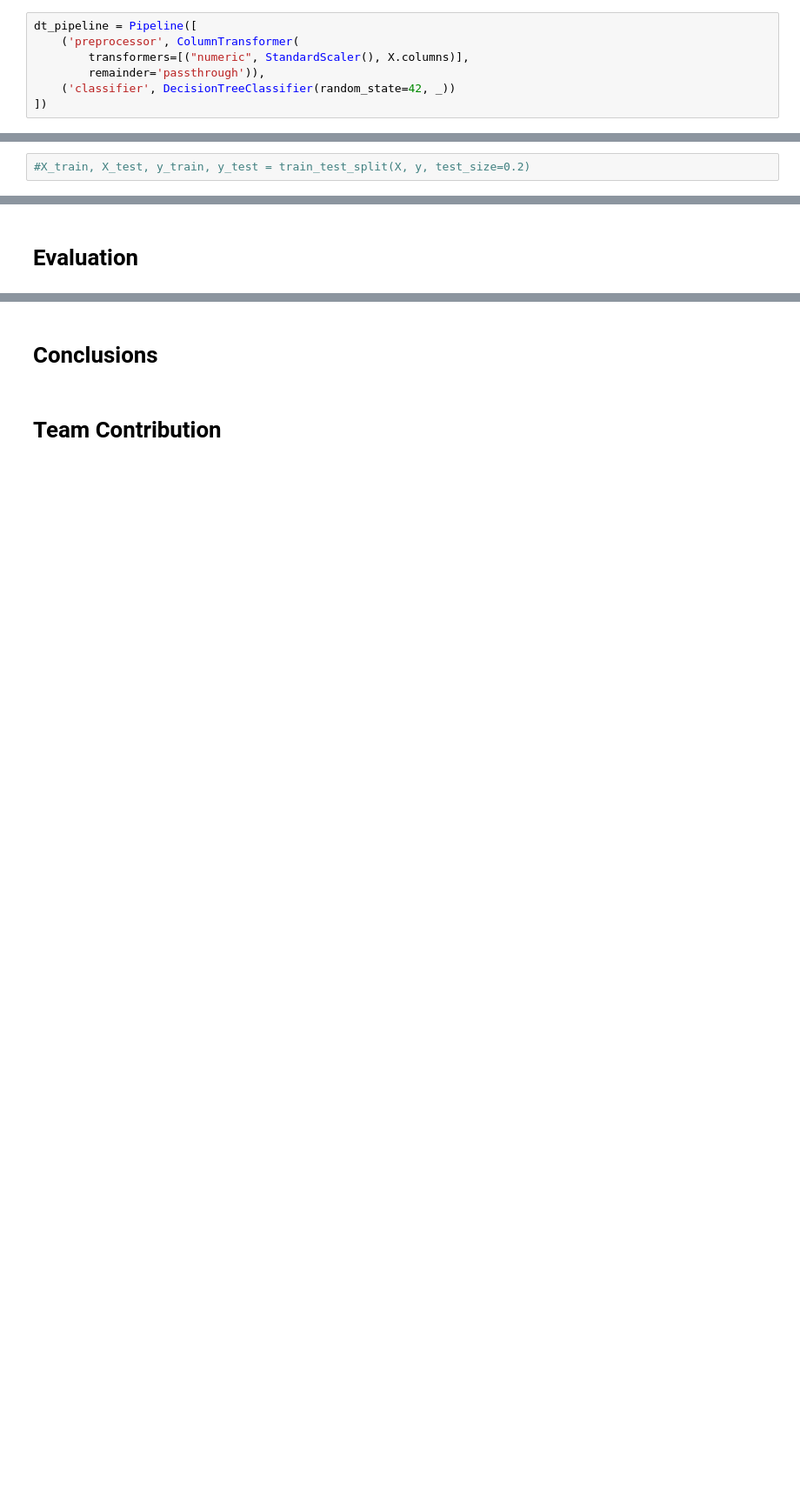
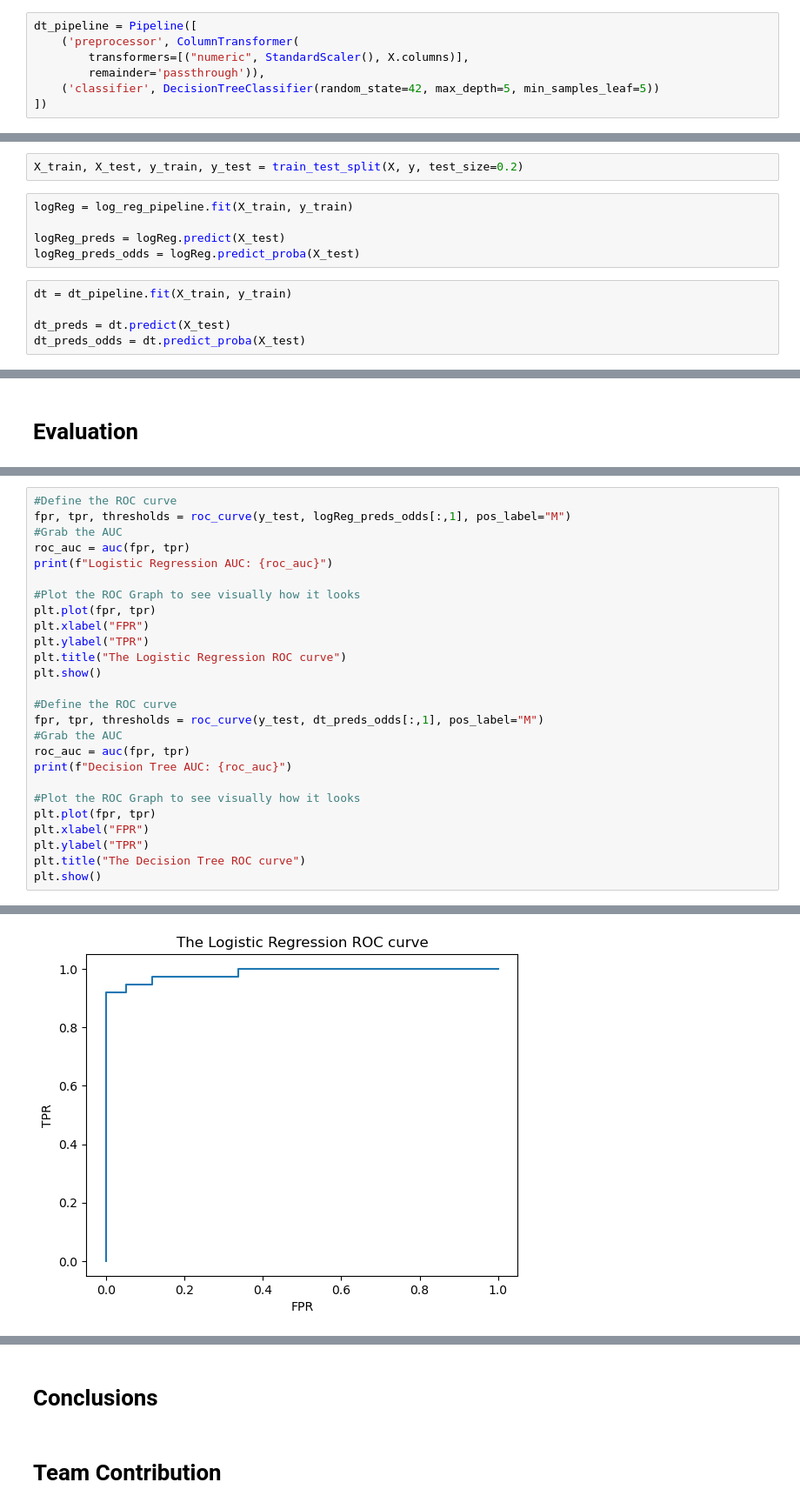
Before and after one commit to J-CYN/Analytics1Final, a Jupyter notebook: finalproject.ipynb, the cells around one changed output, grey strips where cells are left out. Shown at 87% size. Drawn from its saved outputs; the diff is of its cells as text; blank space fills up the shorter version.

```diff
--- a/finalproject.ipynb
+++ b/finalproject.ipynb
@@ -117,7 +115,7 @@ dt_pipeline = Pipeline([
     ('preprocessor', ColumnTransformer(
         transformers=[("numeric", StandardScaler(), X.columns)],
         remainder='passthrough')),
-    ('classifier', DecisionTreeClassifier(random_state=42, _))
+    ('classifier', DecisionTreeClassifier(random_state=42, max_depth=5, min_samples_leaf=5))
 ])
 # %%
 random_forest_pipeline = Pipeline([
@@ -137,4 +133,14 @@ SyntaxError: keyword argument repeated: random_state (3308504769.py, line 9)
 # %% [markdown]
 # Methods
 # %%
-#X_train, X_test, y_train, y_test = train_test_split(X, y, test_size=0.2)
+X_train, X_test, y_train, y_test = train_test_split(X, y, test_size=0.2)
+# %%
+logReg = log_reg_pipeline.fit(X_train, y_train)
+
+logReg_preds = logReg.predict(X_test)
+logReg_preds_odds = logReg.predict_proba(X_test)
+# %%
+dt = dt_pipeline.fit(X_train, y_train)
+
+dt_preds = dt.predict(X_test)
+dt_preds_odds = dt.predict_proba(X_test)
@@ -142,0 +215,27 @@ SyntaxError: keyword argument repeated: random_state (3308504769.py, line 9)
+# %%
+#Define the ROC curve
+fpr, tpr, thresholds = roc_curve(y_test, logReg_preds_odds[:,1], pos_label="M")
+#Grab the AUC
+roc_auc = auc(fpr, tpr)
+print(f"Logistic Regression AUC: {roc_auc}")
+
+#Plot the ROC Graph to see visually how it looks
+plt.plot(fpr, tpr)
+plt.xlabel("FPR")
+plt.ylabel("TPR")
+plt.title("The Logistic Regression ROC curve")
+plt.show()
+
+#Define the ROC curve
+fpr, tpr, thresholds = roc_curve(y_test, dt_preds_odds[:,1], pos_label="M")
+#Grab the AUC
+roc_auc = auc(fpr, tpr)
+print(f"Decision Tree AUC: {roc_auc}")
+
+#Plot the ROC Graph to see visually how it looks
+plt.plot(fpr, tpr)
+plt.xlabel("FPR")
+plt.ylabel("TPR")
+plt.title("The Decision Tree ROC curve")
+plt.show()
+# %% [output]
@@ -142,0 +243 @@ SyntaxError: keyword argument repeated: random_state (3308504769.py, line 9)
+[figure, added]
```
Also changed, not shown: parts of 10 cells of this notebook.
